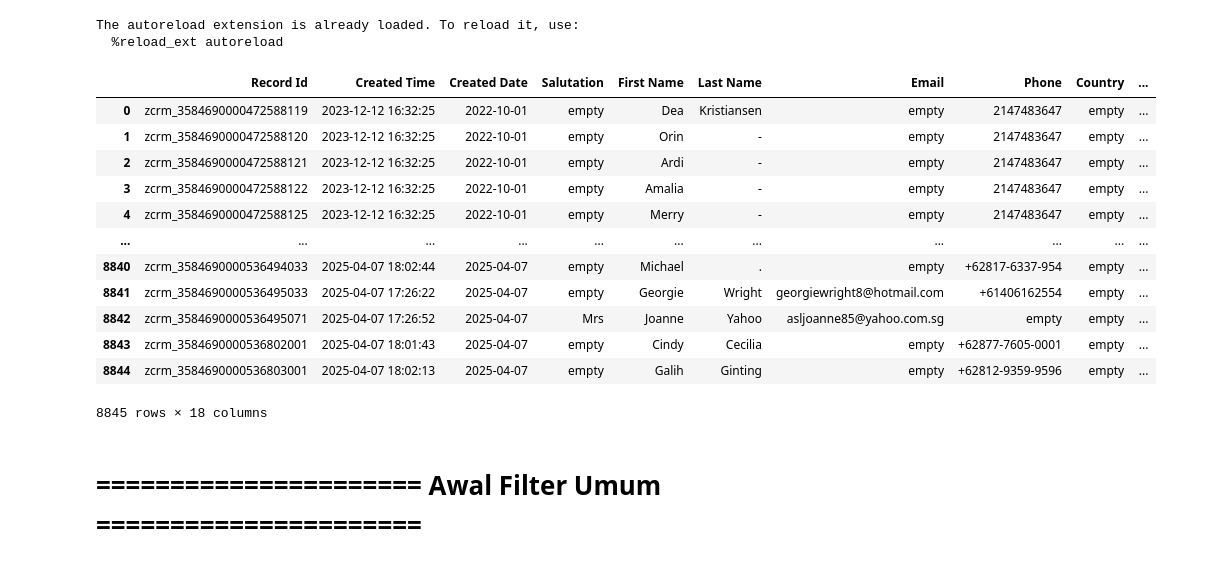
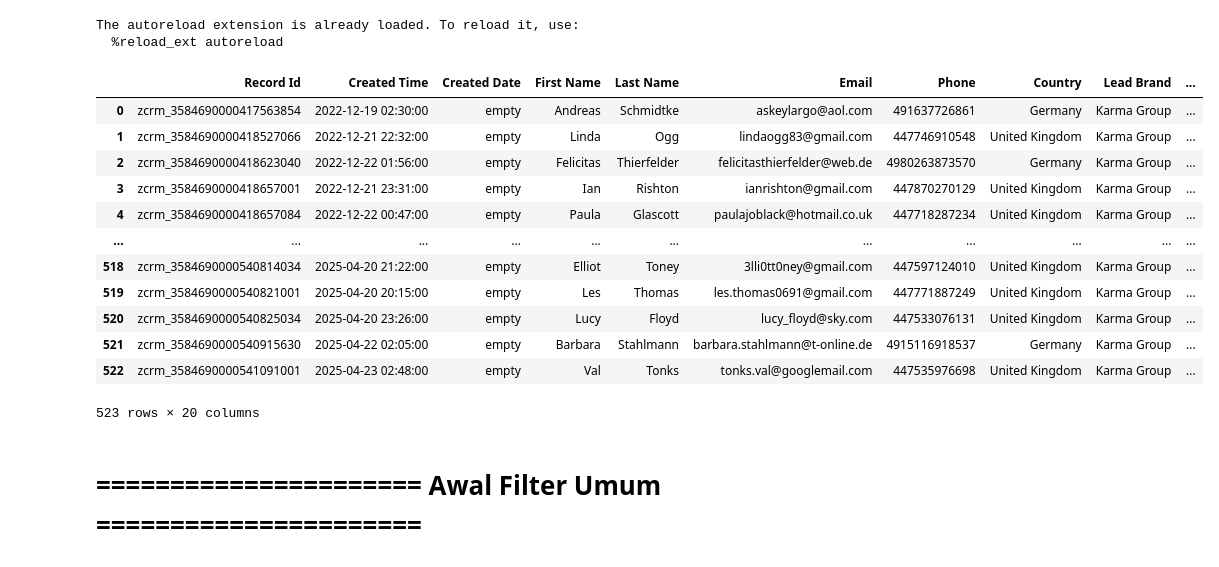
Before and after one commit to fajarfat1195/python.github.io, a Jupyter notebook: zoho_data_app/user_req_file copy.ipynb, the cells around one changed output. Cells and saved outputs as stored; diff of their text form; code cells hidden in the pictures.

```diff
--- a/zoho_data_app/user_req_file copy.ipynb
+++ b/zoho_data_app/user_req_file copy.ipynb
@@ -43,33 +43,33 @@ cols = ['Record Id',
 The autoreload extension is already loaded. To reload it, use:
   %reload_ext autoreload
 # %%
-path = r'C:\Users\fajar.fatoni\Documents\Python\Data\Leads_2025_04_08.csv'
-zoho_df = pd.read_csv(path, dtype='string')
-# zoho_df = pd.read_excel(path, dtype='string', sheet_name='KK Wedding Leads')
+path = r'C:\Users\fajar.fatoni\Documents\Python\Data\Friend of Karma - Discount Card 2023.xlsx'
+# zoho_df = pd.read_csv(path, dtype='string')
+zoho_df = pd.read_excel(path, dtype='string', sheet_name='Leads_2025_04_24')
 
 zoho_df.reset_index(drop=True, inplace=True)
 count_filter_awal = zoho_df.shape[0]
 
 # mengisi kolom <NA> dengan value string 'empty' supaya mudah mengecek data member dan booking dengan isin
 zoho_df.fillna('empty', inplace=True)
 
 zoho_df['Mobile'] = 'empty'
 # zoho_df['Phone'] = 'empty'
 zoho_df
 # %% [output]
-|  | Record Id | Created Time | Created Date | Salutation | First Name | Last Name | Email | Phone | Country | ... |
-| 0 | zcrm_3584690000472588119 | 2023-12-12 16:32:25 | 2022-10-01 | empty | Dea | Kristiansen | empty | 2147483647 | empty | ... |
-| 1 | zcrm_3584690000472588120 | 2023-12-12 16:32:25 | 2022-10-01 | empty | Orin | - | empty | 2147483647 | empty | ... |
-| 2 | zcrm_3584690000472588121 | 2023-12-12 16:32:25 | 2022-10-01 | empty | Ardi | - | empty | 2147483647 | empty | ... |
-| 3 | zcrm_3584690000472588122 | 2023-12-12 16:32:25 | 2022-10-01 | empty | Amalia | - | empty | 2147483647 | empty | ... |
-| 4 | zcrm_3584690000472588125 | 2023-12-12 16:32:25 | 2022-10-01 | empty | Merry | - | empty | 2147483647 | empty | ... |
+|  | Record Id | Created Time | Created Date | First Name | Last Name | Email | Phone | Country | Lead Brand | ... |
+| 0 | zcrm_3584690000417563854 | 2022-12-19 02:30:00 | empty | Andreas | Schmidtke | askeylargo@aol.com | 491637726861 | Germany | Karma Group | ... |
+| 1 | zcrm_3584690000418527066 | 2022-12-21 22:32:00 | empty | Linda | Ogg | lindaogg83@gmail.com | 447746910548 | United Kingdom | Karma Group | ... |
+| 2 | zcrm_3584690000418623040 | 2022-12-22 01:56:00 | empty | Felicitas | Thierfelder | felicitasthierfelder@web.de | 4980263873570 | Germany | Karma Group | ... |
+| 3 | zcrm_3584690000418657001 | 2022-12-21 23:31:00 | empty | Ian | Rishton | ianrishton@gmail.com | 447870270129 | United Kingdom | Karma Group | ... |
+| 4 | zcrm_3584690000418657084 | 2022-12-22 00:47:00 | empty | Paula | Glascott | paulajoblack@hotmail.co.uk | 447718287234 | United Kingdom | Karma Group | ... |
 | ... | ... | ... | ... | ... | ... | ... | ... | ... | ... | ... |
-| 8840 | zcrm_3584690000536494033 | 2025-04-07 18:02:44 | 2025-04-07 | empty | Michael | . | empty | +62817-6337-954 | empty | ... |
-| 8841 | zcrm_3584690000536495033 | 2025-04-07 17:26:22 | 2025-04-07 | empty | Georgie | Wright | georgiewright8@hotmail.com | +61406162554 | empty | ... |
-| 8842 | zcrm_3584690000536495071 | 2025-04-07 17:26:52 | 2025-04-07 | Mrs | Joanne | Yahoo | asljoanne85@yahoo.com.sg | empty | empty | ... |
-| 8843 | zcrm_3584690000536802001 | 2025-04-07 18:01:43 | 2025-04-07 | empty | Cindy | Cecilia | empty | +62877-7605-0001 | empty | ... |
-| 8844 | zcrm_3584690000536803001 | 2025-04-07 18:02:13 | 2025-04-07 | empty | Galih | Ginting | empty | +62812-9359-9596 | empty | ... |
+| 518 | zcrm_3584690000540814034 | 2025-04-20 21:22:00 | empty | Elliot | Toney | 3lli0tt0ney@gmail.com | 447597124010 | United Kingdom | Karma Group | ... |
+| 519 | zcrm_3584690000540821001 | 2025-04-20 20:15:00 | empty | Les | Thomas | les.thomas0691@gmail.com | 447771887249 | United Kingdom | Karma Group | ... |
+| 520 | zcrm_3584690000540825034 | 2025-04-20 23:26:00 | empty | Lucy | Floyd | lucy_floyd@sky.com | 447533076131 | United Kingdom | Karma Group | ... |
+| 521 | zcrm_3584690000540915630 | 2025-04-22 02:05:00 | empty | Barbara | Stahlmann | barbara.stahlmann@t-online.de | 4915116918537 | Germany | Karma Group | ... |
+| 522 | zcrm_3584690000541091001 | 2025-04-23 02:48:00 | empty | Val | Tonks | tonks.val@googlemail.com | 447535976698 | United Kingdom | Karma Group | ... |
-8845 rows × 18 columns
+523 rows × 20 columns
 # %%
 path = r'G:\.shortcut-targets-by-id\0B_d3smBjzo04eXpvS1NXTWF2RVE\_BOOKING\Booking By Year\FlyBuy Booking Data (BGAU & BGID & KE).xlsx'
 df_booking = pd.read_excel(path, dtype='string', sheet_name='BOOKING_BGAU_BGID_KE')
```
Also changed, not shown: parts of 10 cells of this notebook, 3 other files.
